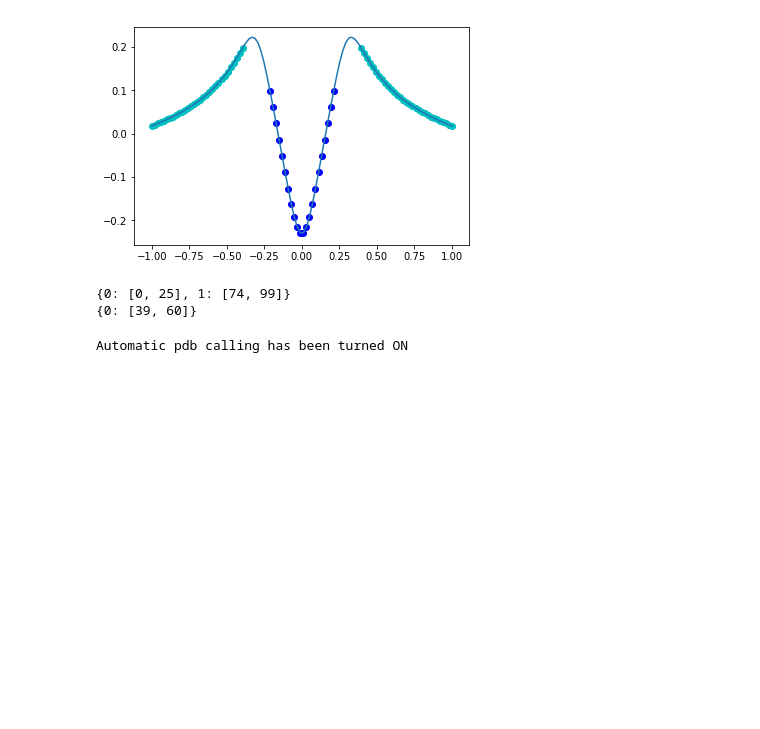
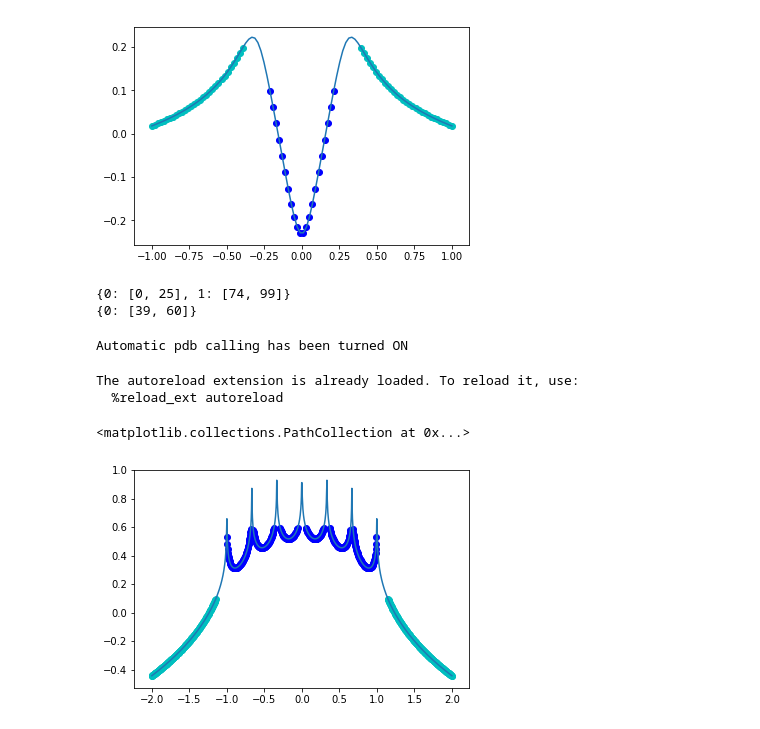
Before and after one commit to Quantumgame/quantum-ml, a Jupyter notebook: dot_classifier_tf/turning_point_finder.ipynb, the cells around one changed output. Saved outputs shown, nothing was run; the diff lists cells and outputs as text; code cells hidden in the pictures; blank space fills up the shorter version.

Commit message:
multiple barrier turning point finder works, moving on iterative tf

```diff
--- a/dot_classifier_tf/turning_point_finder.ipynb
+++ b/dot_classifier_tf/turning_point_finder.ipynb
@@ -108,3 +108,53 @@ print dot_info
 %pdb
 # %% [output]
 Automatic pdb calling has been turned ON
+# %%
+# testing of the new V_x_wire profile function
+import numpy as np
+import matplotlib.pyplot as plt
+%matplotlib inline
+%load_ext autoreload
+%autoreload
+
+import potential_profile
+reload(potential_profile)
+
+N_grid = 1000
+x = np.linspace(-2,2,N_grid)
+
+
+num_features = 7
+mu_vec = np.linspace(-1,1,num_features)
+# control the width of the features
+h = 0.001
+list_b = []
+for i in range(num_features):
+    # range in -200e-3 to 200e-3
+    V = -100e-3
+    mu = mu_vec[i]
+    list_b += [(V,mu,h,1)]
+
+
+V = potential_profile.V_x_wire(x,list_b)
+
+plt.plot(x,V)
+
+mu_l = (100e-3,100e-3)
+mu_d = [600e-3]*(num_features-1)
+lead_info,dot_info = find_turning_points(V,mu_l,mu_d)
+
+lead1 = np.arange(lead_info[0][0],lead_info[0][1]+1)
+lead2 = np.arange(lead_info[1][0],lead_info[1][1]+1)
+dots = []
+for i in range(len(dot_info)):
+    dots += [j for j in range(dot_info[i][0],dot_info[i][1]+1)]
+
+
+plt.scatter(x[lead1],V[lead1],color='c')
+plt.scatter(x[lead2],V[lead2],color='c')
+plt.scatter(x[dots],V[dots],color='b')
+# %% [output]
+The autoreload extension is already loaded. To reload it, use:
+  %reload_ext autoreload
+<matplotlib.collections.PathCollection at 0x...>
+[figure, added]
```
Also changed, not shown: 1 other file.
